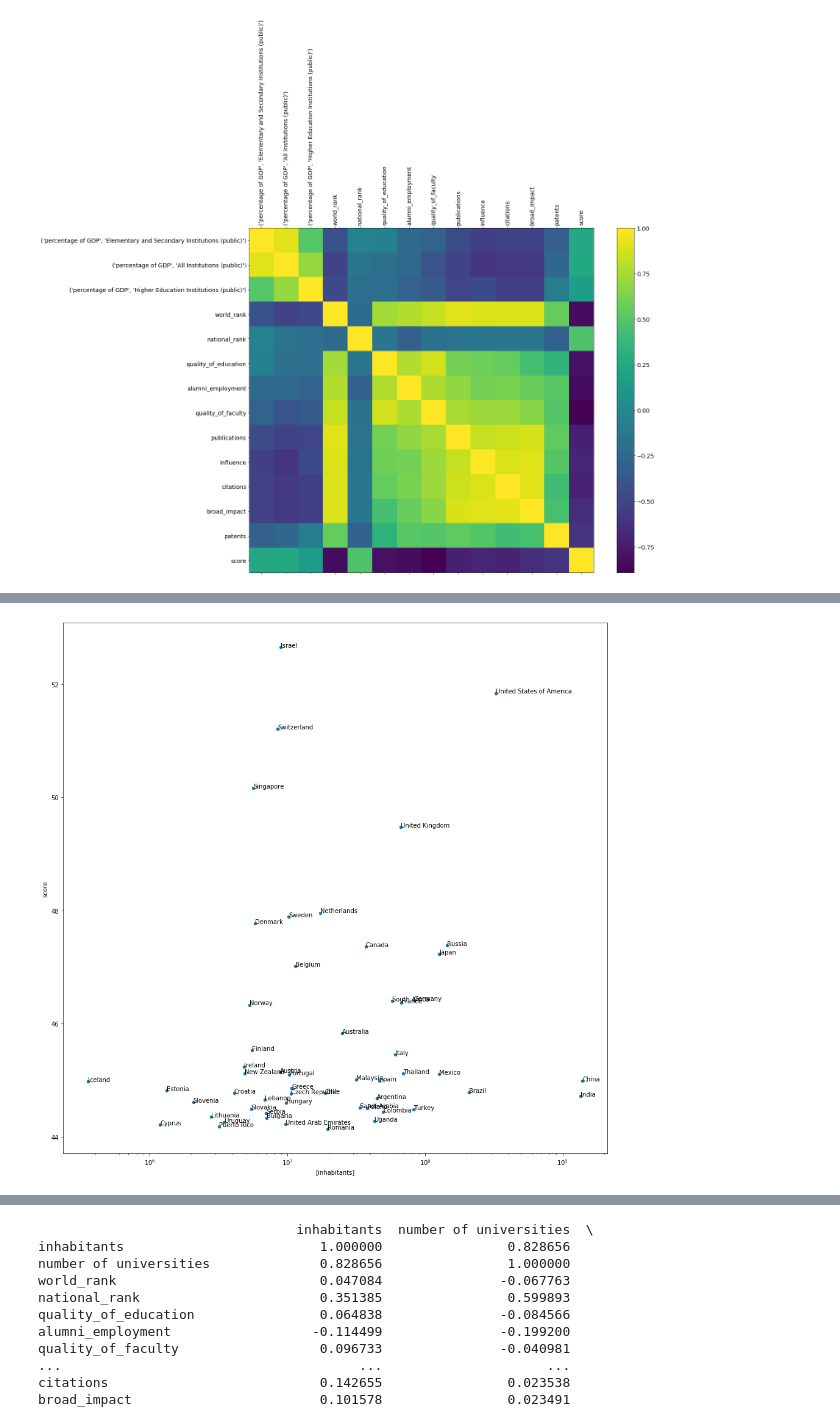
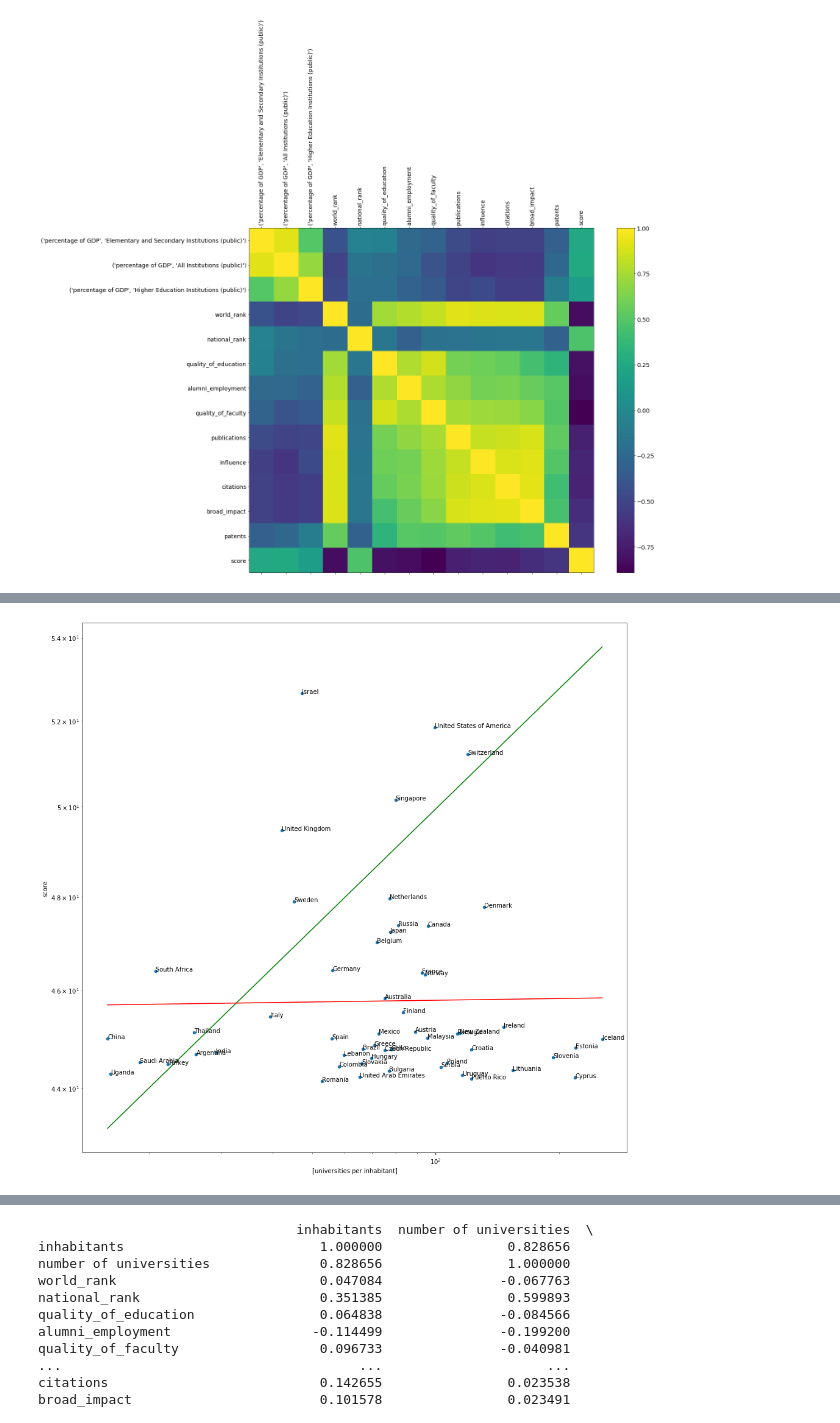
Before and after one commit to AjayvirS/uni-ranking, a Jupyter notebook: ex3_julian.ipynb, the cells around one changed output, grey strips where cells are left out. Saved outputs shown, nothing was run; the diff lists cells and outputs as text; code cells hidden in the pictures.

```diff
--- a/ex3_julian.ipynb
+++ b/ex3_julian.ipynb
@@ -338,6 +339,8 @@ display(inh)
 cwur_inh=inh.merge(cwur, on = ["country"]).copy()
 cwur_inh["universities per inhabitant"] = 10**7 *cwur_inh["number of universities"] / cwur_inh["inhabitants"]
 display(cwur_inh)
+
+cwur_exp=cwur_exp.merge(inh, on = "country")
 # %% [output]
 |  | country | number of universities |
 | 0 | United States of America | 3257.0 |
@@ -511,13 +600,21 @@ score                                              -0.597252  1.000000
 # %%
 cwur_inh2 = cwur_inh.groupby("country").mean()
 fig, ax = plt.subplots()
-cwur_inh2.plot([('number of universities')], "score", kind="scatter",
+cwur_inh2.plot([('inhabitants')], "score", kind="scatter",
              figsize = (16,16), ax=ax)
 ax.set_xscale('log')
-ax.set_yscale('log')
+#ax.set_yscale('log')
+
+x=np.log(cwur_inh2[("inhabitants")])
+y=cwur_inh2["score"]
+b, m = polyfit(x,y, 1, w = cwur_inh2["number of universities"])
+plt.plot(np.exp(x.sort_values()), b + m * x.sort_values(), '-', color="green")
+b, m = polyfit(x,y, 1)
+plt.plot(np.exp(x.sort_values()), b + m * x.sort_values(), '-', color="red")
+
 
 for k, v in cwur_inh2.iterrows():
-    x = v['number of universities']
+    x = v['inhabitants']
     y = v["score"]
     ax.annotate(k, (x,y))
 
@@ -527,17 +624,27 @@ plt.show()
 # %%
 cwur_inh2 = cwur_inh.groupby("country").mean()
 fig, ax = plt.subplots()
-cwur_inh2.plot([('inhabitants')], "score", kind="scatter",
+
+cwur_inh2.plot([('universities per inhabitant')], "score", kind="scatter",
              figsize = (16,16), ax=ax)
+
 ax.set_xscale('log')
-#ax.set_yscale('log')
+ax.set_yscale('log')
+
+x=np.log(cwur_inh2[("universities per inhabitant")])
+y=np.log(cwur_inh2["score"])
+# b, m = polyfit(x,y, 1, w = np.log(cwur_inh2["number of universities"]))
+b, m = polyfit(x,y, 1, w = cwur_inh2["number of universities"])
+plt.plot(np.exp(x.sort_values()),np.exp(b + m * x.sort_values()), '-', color="green")
+b, m = polyfit(x,y, 1)
+plt.plot(np.exp(x.sort_values()),np.exp(b + m * x.sort_values()), '-', color="red")
 
 
 for k, v in cwur_inh2.iterrows():
-    x = v['inhabitants']
+    x = v['universities per inhabitant']
     y = v["score"]
     ax.annotate(k, (x,y))
 
 plt.show()
 # %% [output]
-[figure, old version]
+[figure, new version]
```
Also changed, not shown: parts of 11 cells of this notebook.
